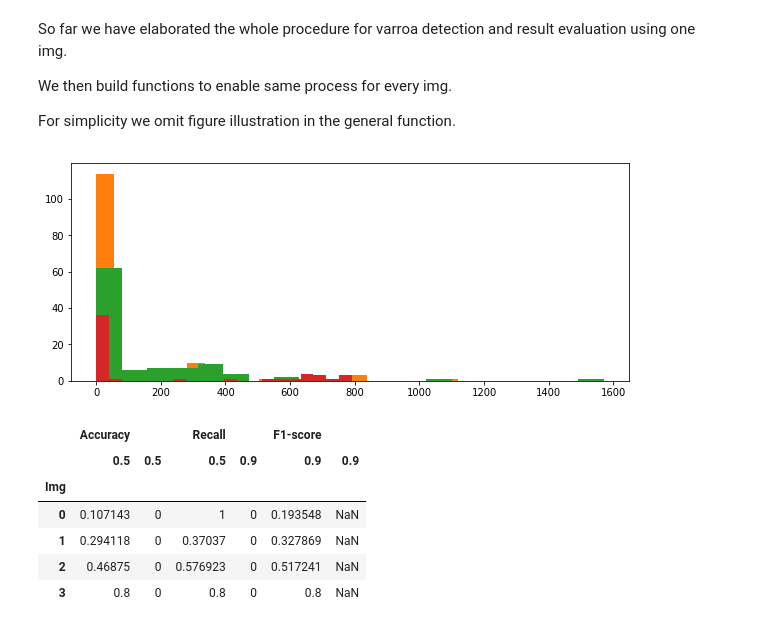
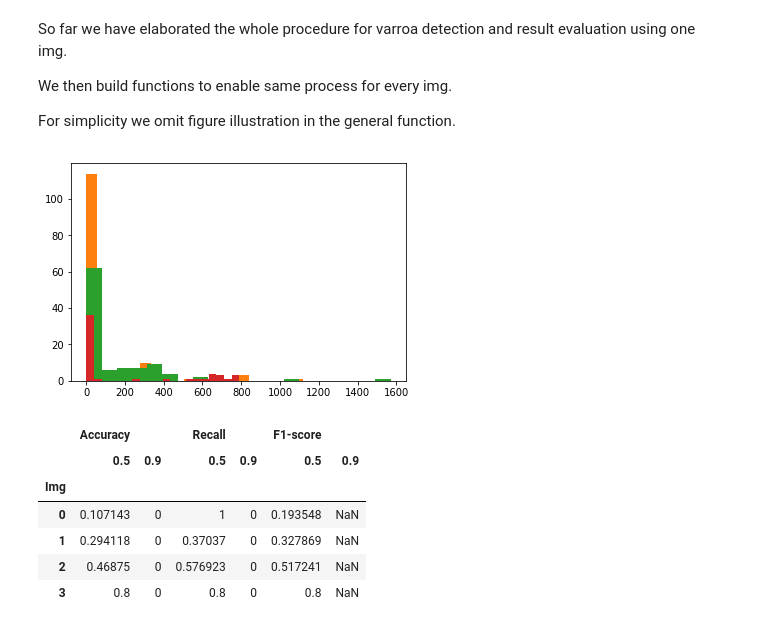
Before and after one commit to lchenbb/Image-Analysis-and-Pattern-Recognition, a Jupyter notebook: labs/lab_01_segmentation_ver1.ipynb, the cells around one changed output. Saved outputs shown, nothing was run; the diff lists cells and outputs as text; code cells hidden in the pictures.

Commit message:
Fix layout of last dataframe

```diff
--- a/labs/lab_01_segmentation_ver1.ipynb
+++ b/labs/lab_01_segmentation_ver1.ipynb
@@ -743,37 +746,37 @@ def detect(img, thrs):
 # %%
 # Display evaluation results for all imgs
 
 # Initialize results dataframe
 a, b = np.meshgrid(types, iou_thrs)
-columns = np.column_stack((np.column_stack(a).ravel(), b.ravel())).T
+columns = np.column_stack((np.column_stack(a).ravel(), np.column_stack(b).ravel())).T
 
 results_df = pd.DataFrame(index = np.arange(len(gray_imgs)),
                           columns = [columns[0], columns[1]])
 results_df.index.name = 'Img'
 
 # Loop through all img
 for i in np.arange(len(gray_imgs)):
 
     # Get the objs rect
     objs_rect = detect(gray_imgs[i], varroa_thrs)
 
     # Get the ground truth rect
     gt_objs_rect = [annotations_xmls[i][j]['bbox'] for j in np.arange(len(annotations_xmls[i]))]
 
     # Compute evaluation results for all iou_thrs
     stats = [cal_stats([np.max([calculate_IoU(a, b) for b in gt_objs_rect])
                         for a in objs_rect], iou_thrs_instance, gt_objs_rect)
                 for iou_thrs_instance in iou_thrs]
 
     results_df.loc[i] = np.column_stack(stats).ravel()
 # %% [output]
-[figure, old version]
+[figure, new version]
 # %%
 # Illustrate the result
 results_df
 # %% [output]
 |  | Accuracy |  | Recall |  | F1-score |  |
-|  | 0.5 | 0.5 | 0.5 | 0.9 | 0.9 | 0.9 |
+|  | 0.5 | 0.9 | 0.5 | 0.9 | 0.5 | 0.9 |
 | Img |  |  |  |  |  |  |
 | 0 | 0.107143 | 0 | 1 | 0 | 0.193548 | NaN |
 | 1 | 0.294118 | 0 | 0.37037 | 0 | 0.327869 | NaN |
```
Also changed, not shown: parts of 9 cells of this notebook.
